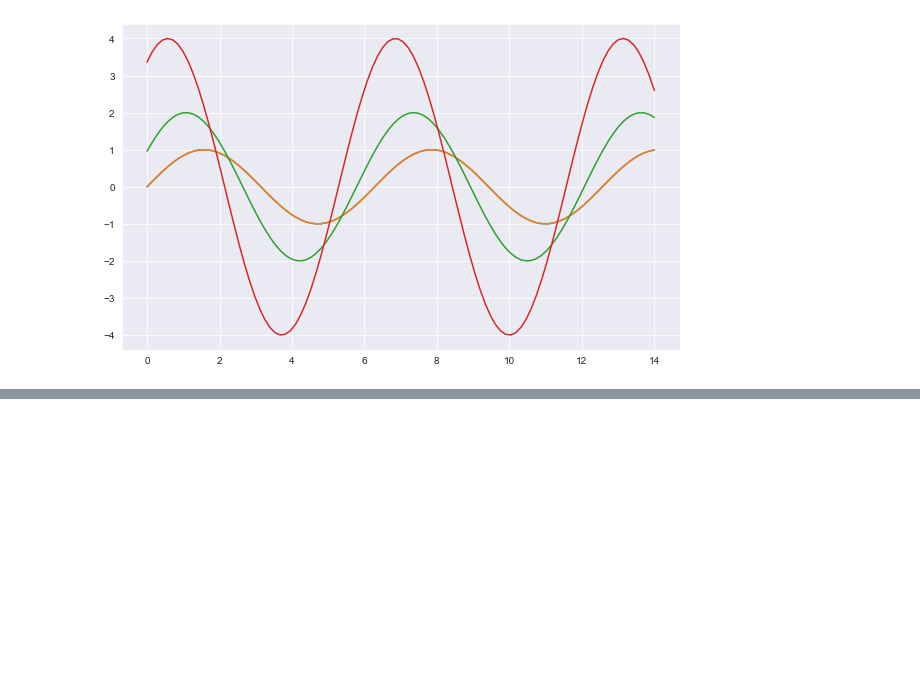
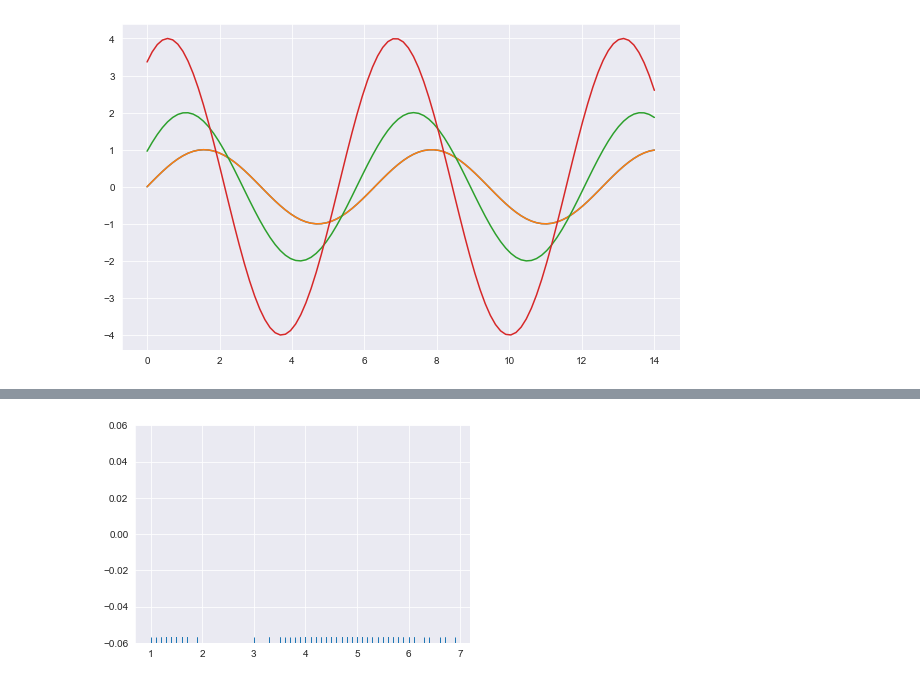
Before and after one commit to matodale/studyPython, a Jupyter notebook: 2022년04월07일_파이썬수업내용.ipynb, the cells around one changed output, grey strips where cells are left out. Cells and saved outputs as stored; diff of their text form; code cells hidden in the pictures; blank space fills up the shorter version.

```diff
--- a/2022년04월07일_파이썬수업내용.ipynb
+++ b/2022년04월07일_파이썬수업내용.ipynb
@@ -113,0 +131,7 @@ tips # 실행문
+# %%
+iris = sns.load_dataset("iris")
+x = iris.petal_length.values
+sns.rugplot(x)
+plt.show()
+# %% [output]
+[figure, added]
```
Also changed, not shown: parts of 17 cells of this notebook.
